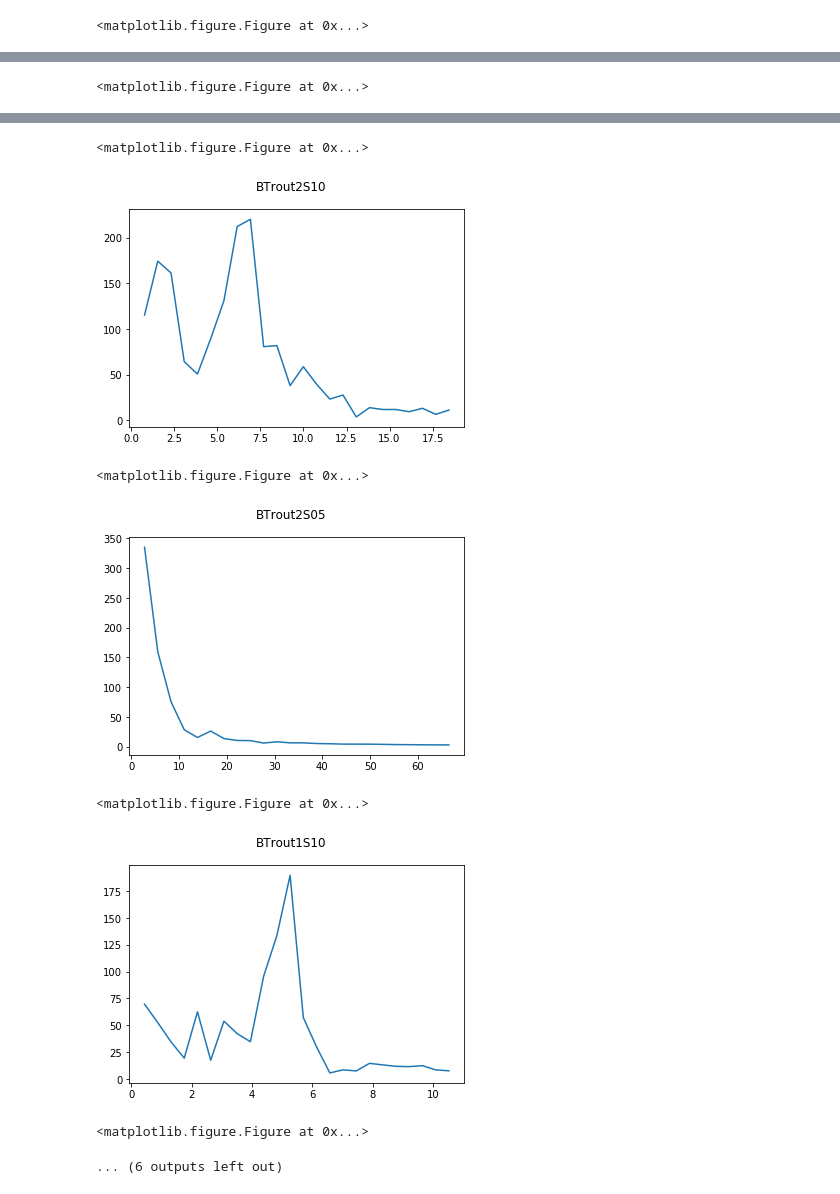
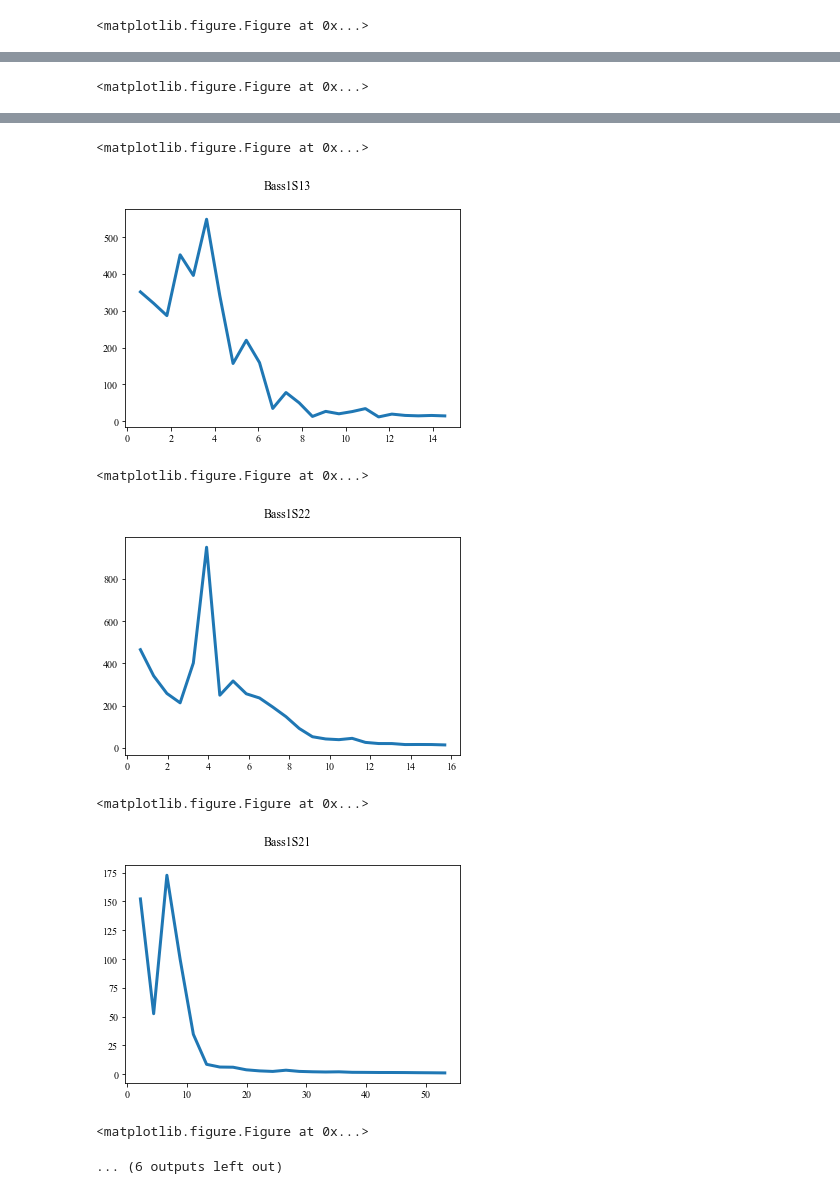
Before and after one commit to kfeilich/FishTrackProcessing, a Jupyter notebook: AccelerationCodeTesting.ipynb, the cells around one changed output, grey strips where cells are left out. Drawn from its saved outputs; the diff is of its cells as text; code cells hidden in the pictures.

Commit message:
Added stylesheet, + small changes

```diff
--- a/AccelerationCodeTesting.ipynb
+++ b/AccelerationCodeTesting.ipynb
@@ -17,6 +17,22 @@ import pywt
 import pylab
 import numpy as np
 
+plt.style.use('mystyle.mplstyle')
 
 tracklist, finbeats, finbeat_byP, finbeat_byT = read_data('data.pickle')
+# %%
+bass_subset = make_subset(group_by1='species', identifier1='Bass', tracklist=tracklist)
+bass_burst_subset = make_subset(group_by1 = 'species', identifier1='Bass',
+                                 tracklist=tracklist, group_by2 = 'behavior', identifier2='B')
+bass_steady_subset = make_subset(group_by1 = 'species', identifier1='Bass',
+                                 tracklist=tracklist, group_by2 = 'behavior', identifier2='S')
+bass_linacc_subset = make_subset(group_by1 = 'species', identifier1='Bass',
+                                 tracklist=tracklist, group_by2 = 'behavior', identifier2='A')
+trout_subset = make_subset(group_by1 = 'species', identifier1 ='BTrout', tracklist=tracklist)
+trout_burst_subset = make_subset(group_by1 = 'species', identifier1='BTrout',
+                                 tracklist=tracklist, group_by2 = 'behavior', identifier2='B')
+trout_steady_subset = make_subset(group_by1 = 'species', identifier1='BTrout',
+                                 tracklist=tracklist, group_by2 = 'behavior', identifier2='S')
+trout_linacc_subset = make_subset(group_by1 = 'species', identifier1='BTrout',
+                                 tracklist=tracklist, group_by2 = 'behavior', identifier2='A')
 # %%
@@ -55,3 +43,3 @@ plot_analysis("Trout Data",trout_subset,finbeat_byP,tracklist,cutoff=False, line
 # %%
-fourier_analysis(trout_burst_subset, tracklist)
+fourier_analysis(bass_burst_subset, tracklist)
 # %% [output]
@@ -63,9 +51,9 @@ fourier_analysis(trout_burst_subset, tracklist)
 <matplotlib.figure.Figure at 0x...>
-[figure, old version]
+[figure, new version]
 <matplotlib.figure.Figure at 0x...>
-[figure, old version]
+[figure, new version]
 <matplotlib.figure.Figure at 0x...>
-[figure, old version]
+[figure, new version]
 <matplotlib.figure.Figure at 0x...>
 ... (6 outputs left out)
 # %%
```
Also changed, not shown: parts of 7 cells of this notebook, 4 other files.
